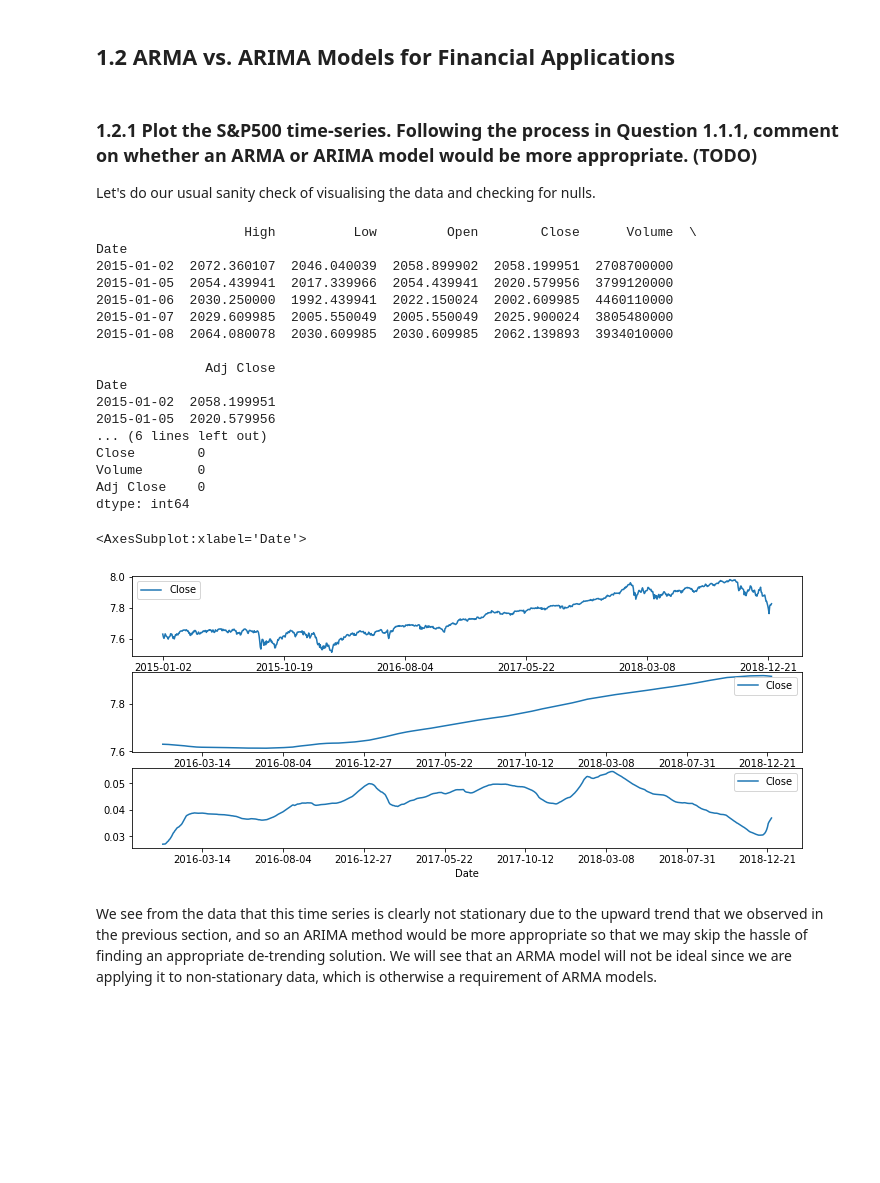
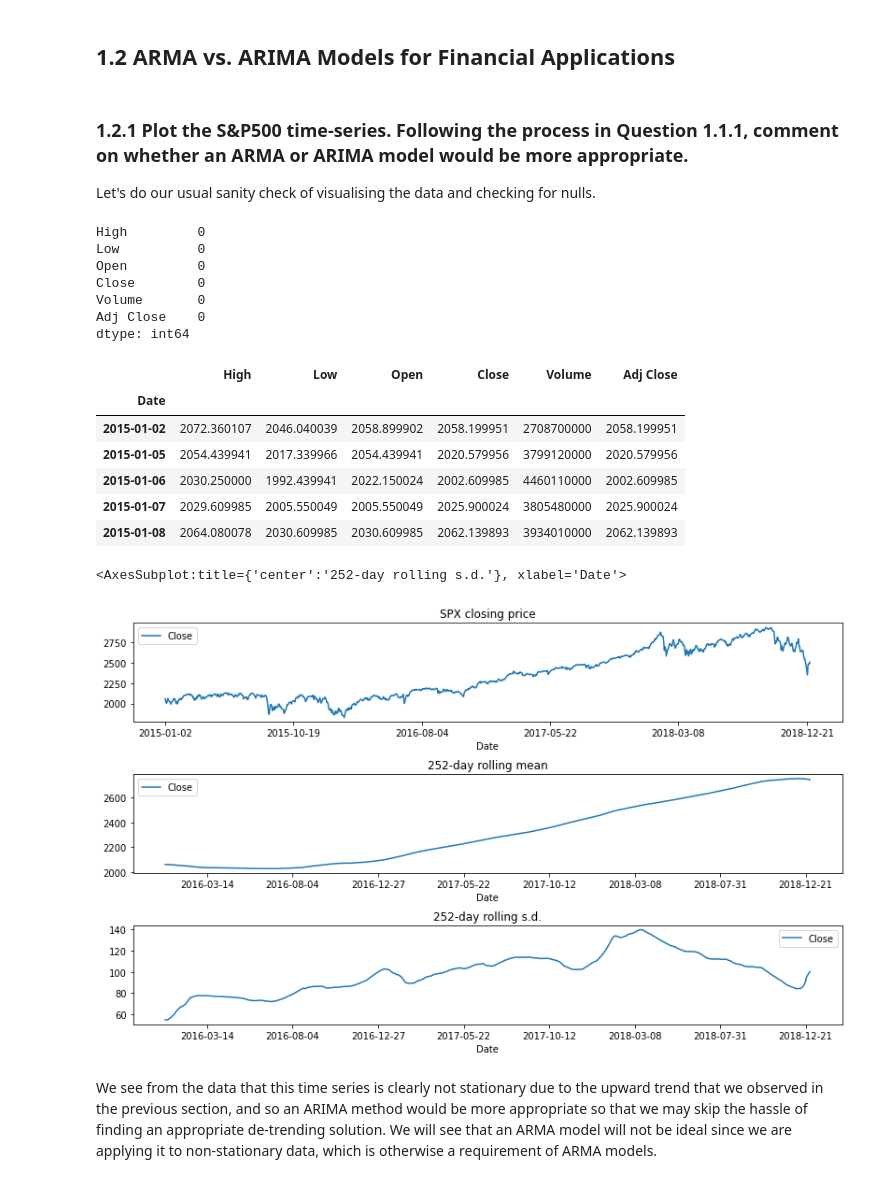
Before and after one commit to Darrekt/SPMLF-CW, a Jupyter notebook: main.ipynb, the cells around one changed output. Cells and saved outputs as stored; diff of their text form; code cells hidden in the pictures; blank space fills up the shorter version.

```diff
--- a/main.ipynb
+++ b/main.ipynb
@@ -118,7 +166,7 @@ Log-returns cannot be used for this purpose since the weighted average of the lo
 # %% [markdown]
 ## 1.2 ARMA vs. ARIMA Models for Financial Applications
 # %% [markdown]
-### 1.2.1 Plot the S&P500 time-series. Following the process in Question 1.1.1, comment on whether an ARMA or ARIMA model would be more appropriate. (TODO)
+### 1.2.1 Plot the S&P500 time-series. Following the process in Question 1.1.1, comment on whether an ARMA or ARIMA model would be more appropriate.
 
 Let's do our usual sanity check of visualising the data and checking for nulls.
 # %%
@@ -129,40 +177,41 @@ from statsmodels.tsa.arima.model import ARIMA
 from statsmodels.tsa.ar_model import AR
 import copy
 
-snp = pd.read_csv("data/snp_500_2015_2019.csv")
-snp.set_index(["Date"], inplace=True)
-print(snp.head(5))
+snp = pd.read_csv("data/snp_500_2015_2019.csv", index_col=0)
+
 print(snp.isna().sum())
+snp.head(5)
 # %% [output]
-                   High          Low         Open        Close      Volume  \
-Date
-2015-01-02  2072.360107  2046.040039  2058.899902  2058.199951  2708700000
-2015-01-05  2054.439941  2017.339966  2054.439941  2020.579956  3799120000
-2015-01-06  2030.250000  1992.439941  2022.150024  2002.609985  4460110000
-2015-01-07  2029.609985  2005.550049  2005.550049  2025.900024  3805480000
-2015-01-08  2064.080078  2030.609985  2030.609985  2062.139893  3934010000
-
-              Adj Close
-Date
-2015-01-02  2058.199951
-2015-01-05  2020.579956
-... (6 lines left out)
+High         0
+Low          0
+Open         0
 Close        0
 Volume       0
 Adj Close    0
 dtype: int64
+|  | High | Low | Open | Close | Volume | Adj Close |
+| Date |  |  |  |  |  |  |
+| 2015-01-02 | 2072.360107 | 2046.040039 | 2058.899902 | 2058.199951 | 2708700000 | 2058.199951 |
+| 2015-01-05 | 2054.439941 | 2017.339966 | 2054.439941 | 2020.579956 | 3799120000 | 2020.579956 |
+| 2015-01-06 | 2030.250000 | 1992.439941 | 2022.150024 | 2002.609985 | 4460110000 | 2002.609985 |
+| 2015-01-07 | 2029.609985 | 2005.550049 | 2005.550049 | 2025.900024 | 3805480000 | 2025.900024 |
+| 2015-01-08 | 2064.080078 | 2030.609985 | 2030.609985 | 2062.139893 | 3934010000 | 2062.139893 |
 # %%
-snp_close_log = snp["Close"].to_frame().apply(np.log)
+snp_close = snp["Close"].to_frame()
 
 figure, axes = plt.subplots(nrows=3, ncols=1)
-figure.set_size_inches(12,5)
+figure.tight_layout()
+figure.set_size_inches(12,7)
 
-snp_close_log.plot(ax=axes[0])
-snp_close_log.rolling(252).mean().plot(ax=axes[1])
-snp_close_log.rolling(252).std().plot(ax=axes[2])
+axes[0].set_title("SPX closing price")
+snp_close.plot(ax=axes[0])
+axes[1].set_title("252-day rolling mean")
+snp_close.rolling(252).mean().plot(ax=axes[1])
+axes[2].set_title("252-day rolling s.d.")
+snp_close.rolling(252).std().plot(ax=axes[2])
 # %% [output]
-<AxesSubplot:xlabel='Date'>
+<AxesSubplot:title={'center':'252-day rolling s.d.'}, xlabel='Date'>
-[figure, old version]
+[figure, new version]
 # %% [markdown]
 We see from the data that this time series is clearly not stationary due to the upward trend that we observed in the previous section, and so an ARIMA method would be more appropriate so that we may skip the hassle of finding an appropriate de-trending solution. We will see that an ARMA model will not be ideal since we are applying it to non-stationary data, which is otherwise a requirement of ARMA models.
 # %% [markdown]
```
Also changed, not shown: parts of 12 cells of this notebook.
